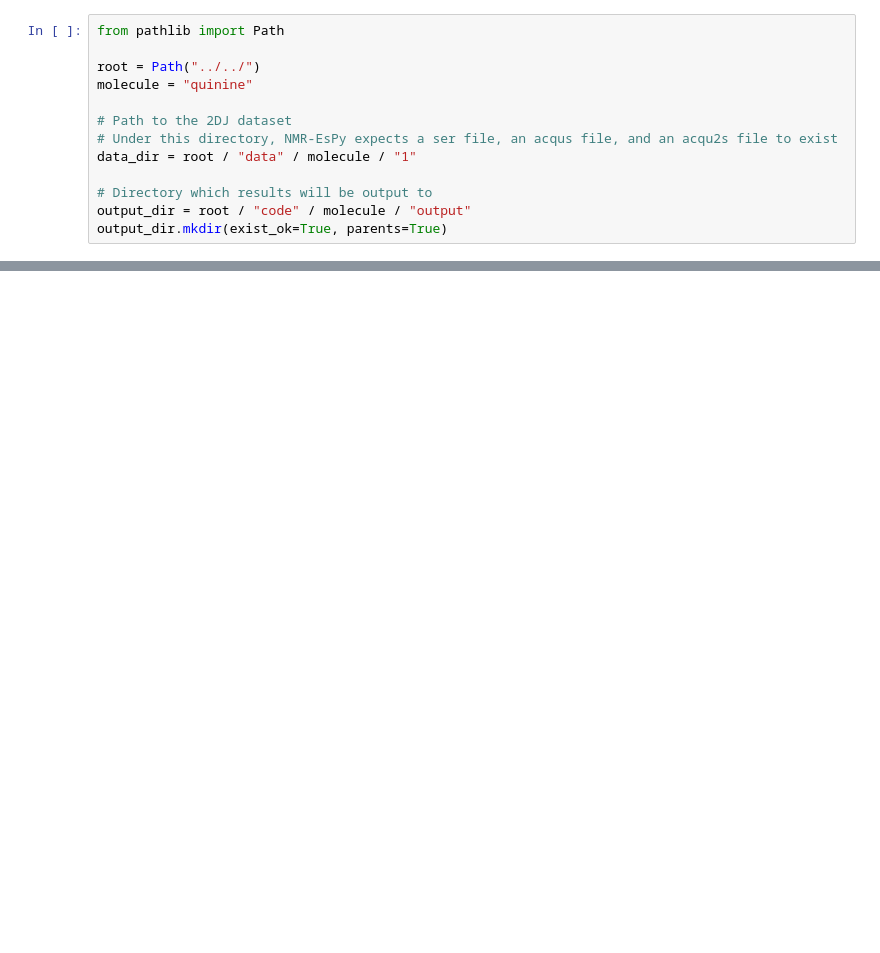
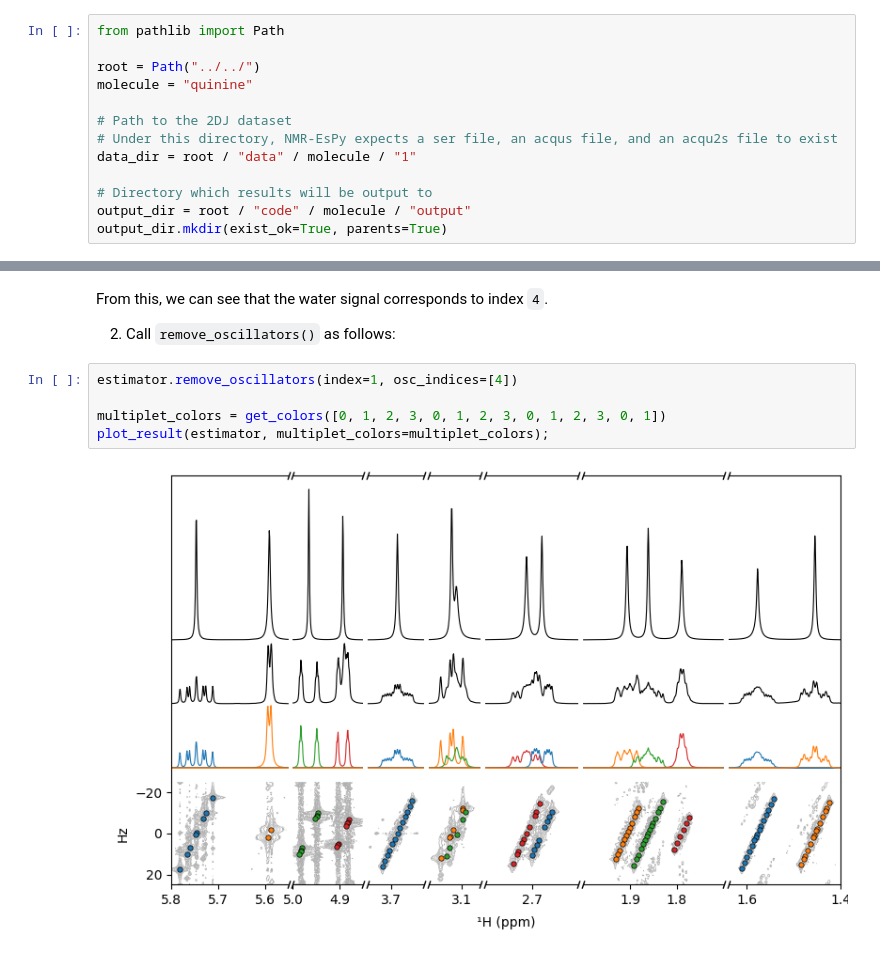
Before and after one commit to foroozandehgroup/cupid-data, a Jupyter notebook: code/quinine/quinine.ipynb, the cells around one changed output, grey strips where cells are left out. Cells and saved outputs as stored; diff of their text form; blank space fills up the shorter version.

```diff
--- a/code/quinine/quinine.ipynb
+++ b/code/quinine/quinine.ipynb
@@ -282,0 +241,11 @@ plot_data: [[(array([-10.10452835,  -8.76040529,  -8.37508524,  -7.02858403,
+# %% [markdown]
+From this, we can see that the water signal corresponds to index `4`.
+
+2. Call `remove_oscillators()` as follows:
+# %%
+estimator.remove_oscillators(index=1, osc_indices=[4])
+
+multiplet_colors = get_colors([0, 1, 2, 3, 0, 1, 2, 3, 0, 1, 2, 3, 0, 1])
+plot_result(estimator, multiplet_colors=multiplet_colors);
+# %% [output]
+[figure, added]
```
Also changed, not shown: parts of 17 cells of this notebook, 3 other files.
